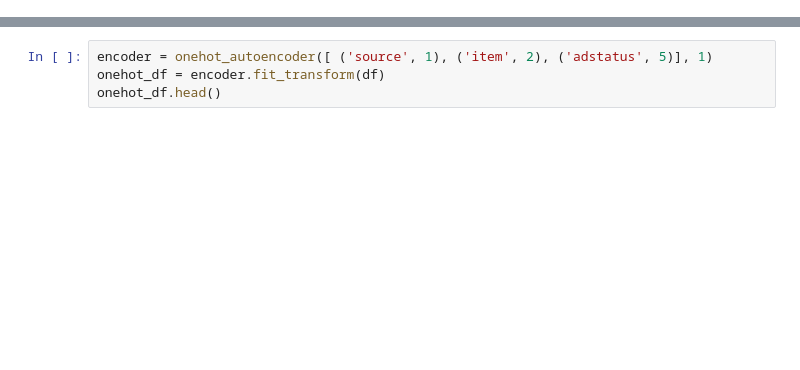
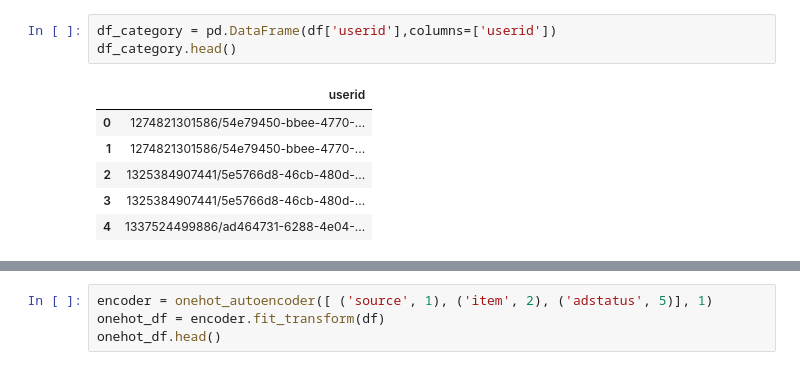
Before and after one commit to sasansharifipour/Spark_Class, a Jupyter notebook: train_sheypoor.ipynb, the cells around one changed output, grey strips where cells are left out. Drawn from its saved outputs; the diff is of its cells as text; blank space fills up the shorter version.

```diff
--- a/train_sheypoor.ipynb
+++ b/train_sheypoor.ipynb
@@ -107,0 +45,10 @@ class onehot_autoencoder:
+# %%
+df_category = pd.DataFrame(df['userid'],columns=['userid'])
+df_category.head()
+# %% [output]
+|  | userid |
+| 0 | 1274821301586/54e79450-bbee-4770-... |
+| 1 | 1274821301586/54e79450-bbee-4770-... |
+| 2 | 1325384907441/5e5766d8-46cb-480d-... |
+| 3 | 1325384907441/5e5766d8-46cb-480d-... |
+| 4 | 1337524499886/ad464731-6288-4e04-... |
```
Also changed, not shown: parts of 4 cells of this notebook.
